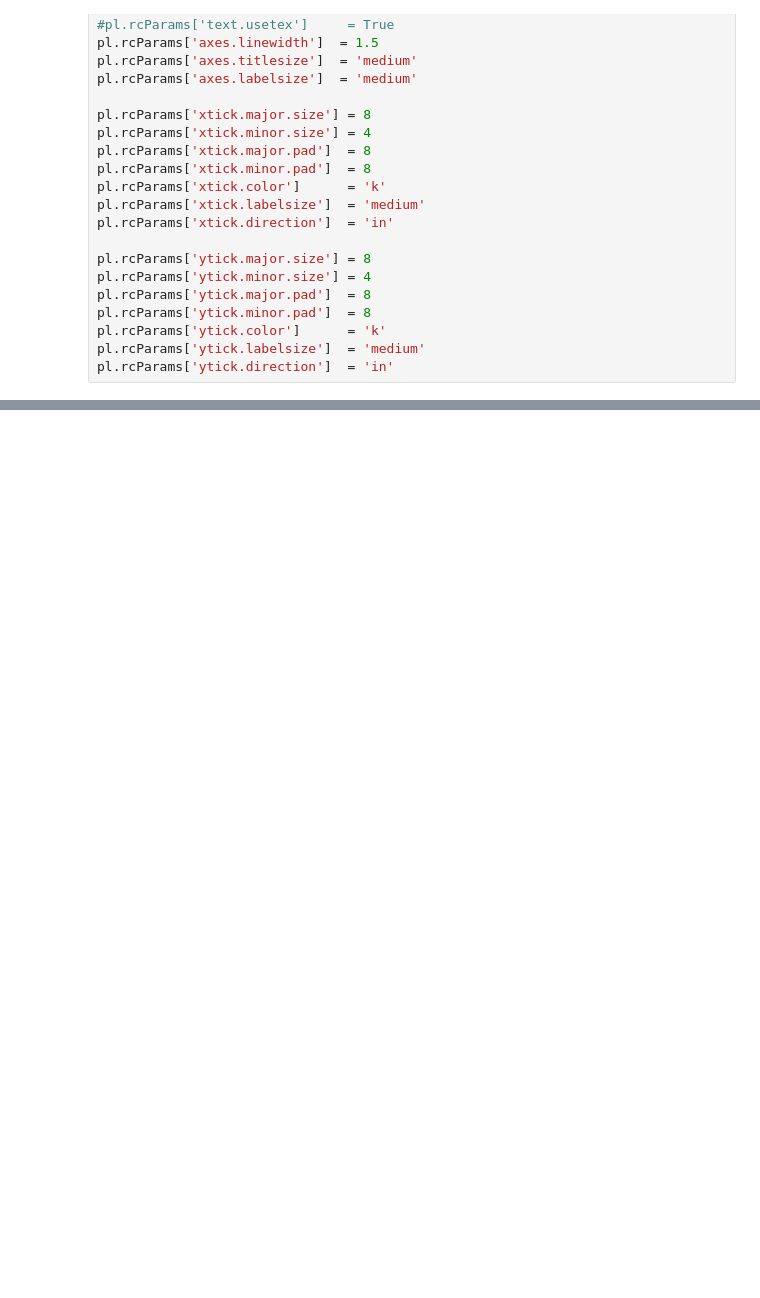
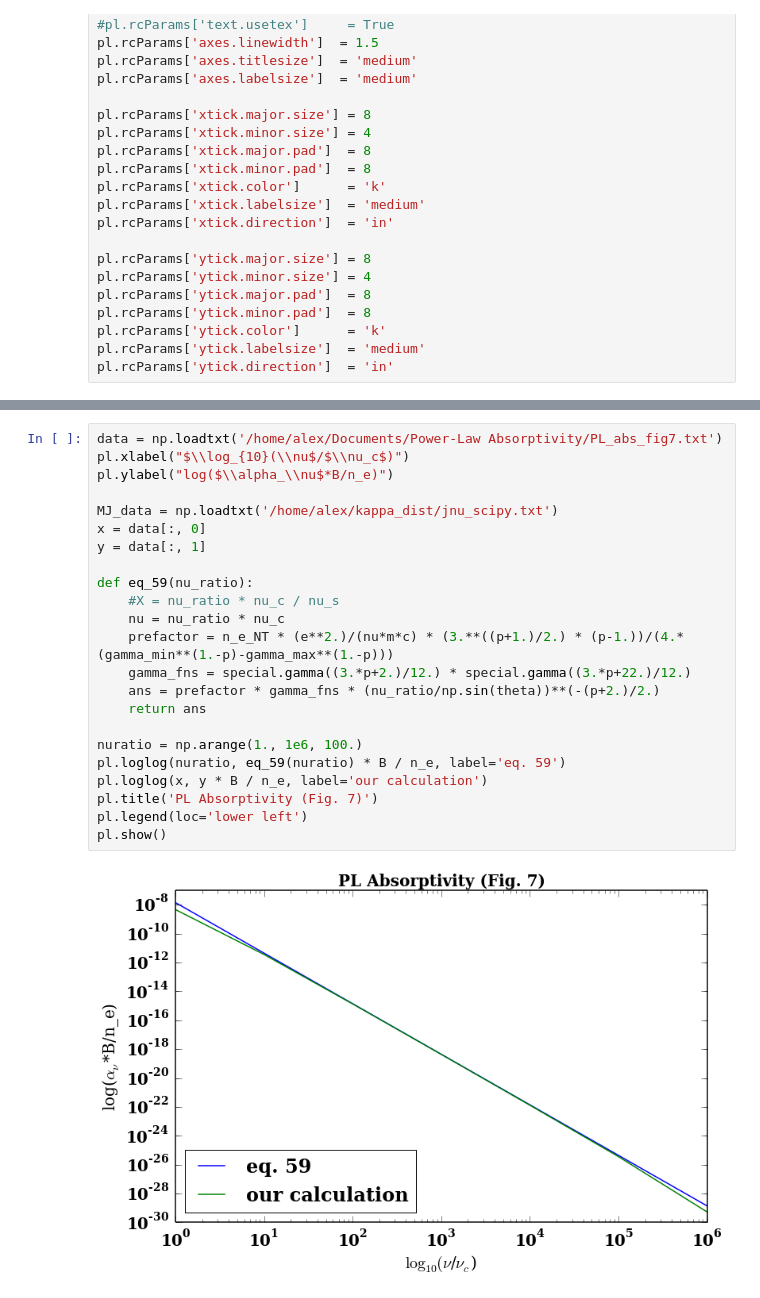
Before and after one commit to aapandy2/kappa_distributions, a Jupyter notebook: power_law_absorptivity_calculator.ipynb, the cells around one changed output, grey strips where cells are left out. Drawn from its saved outputs; the diff is of its cells as text; blank space fills up the shorter version.

```diff
--- a/power_law_absorptivity_calculator.ipynb
+++ b/power_law_absorptivity_calculator.ipynb
@@ -185,0 +189,25 @@ pl.plot(n.values(), ans.values())
+# %%
+data = np.loadtxt('/home/alex/Documents/Power-Law Absorptivity/PL_abs_fig7.txt')
+pl.xlabel("$\\log_{10}(\\nu$/$\\nu_c$)")
+pl.ylabel("log($\\alpha_\\nu$*B/n_e)")
+
+MJ_data = np.loadtxt('/home/alex/kappa_dist/jnu_scipy.txt')
+x = data[:, 0]
+y = data[:, 1]
+
+def eq_59(nu_ratio):
+    #X = nu_ratio * nu_c / nu_s
+    nu = nu_ratio * nu_c
+    prefactor = n_e_NT * (e**2.)/(nu*m*c) * (3.**((p+1.)/2.) * (p-1.))/(4.*(gamma_min**(1.-p)-gamma_max**(1.-p)))
+    gamma_fns = special.gamma((3.*p+2.)/12.) * special.gamma((3.*p+22.)/12.)
+    ans = prefactor * gamma_fns * (nu_ratio/np.sin(theta))**(-(p+2.)/2.)
+    return ans
+
+nuratio = np.arange(1., 1e6, 100.)
+pl.loglog(nuratio, eq_59(nuratio) * B / n_e, label='eq. 59')
+pl.loglog(x, y * B / n_e, label='our calculation')
+pl.title('PL Absorptivity (Fig. 7)')
+pl.legend(loc='lower left')
+pl.show()
+# %% [output]
+[figure, added]
```
Also changed, not shown: parts of 5 cells of this notebook, 2 other files.
